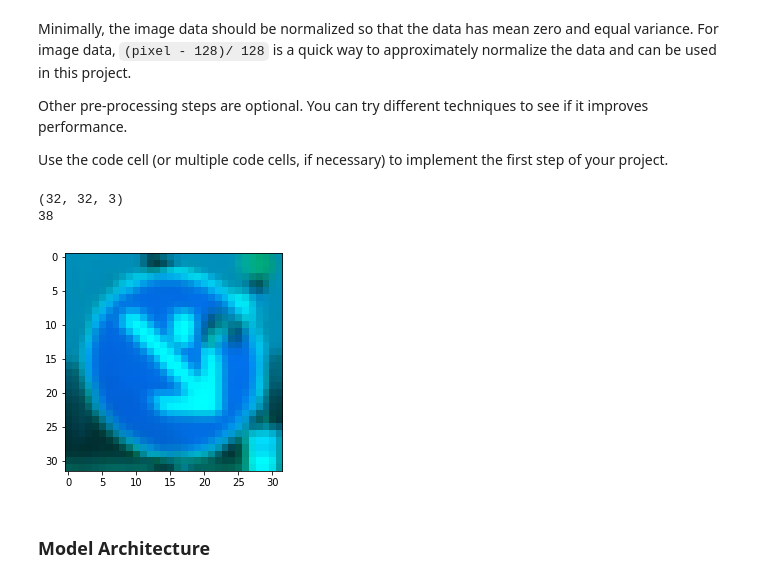
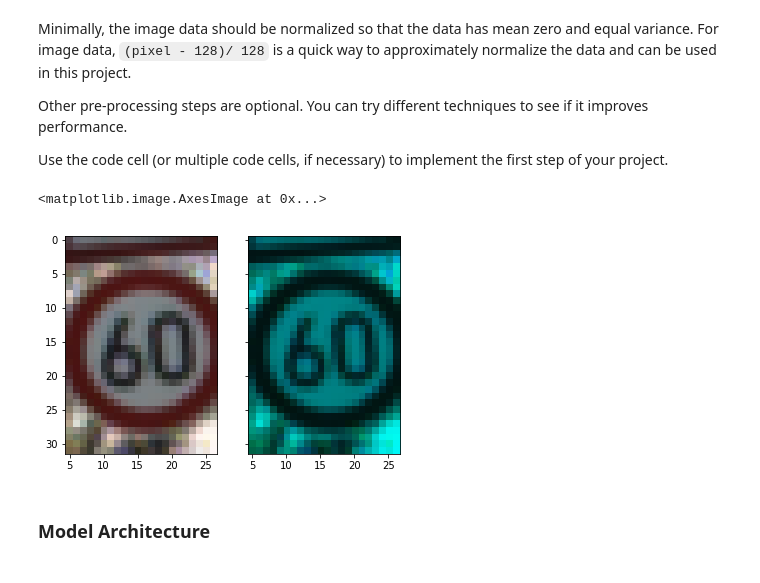
Before and after one commit to fadida/CarND-Traffic-Sign-Classifier-Project, a Jupyter notebook: Traffic_Sign_Classifier.ipynb, the cells around one changed output. Saved outputs shown, nothing was run; the diff lists cells and outputs as text; code cells hidden in the pictures.

```diff
--- a/Traffic_Sign_Classifier.ipynb
+++ b/Traffic_Sign_Classifier.ipynb
@@ -249,14 +264,3 @@ def process_set(data_set):
 X_train = process_set(X_train)
 X_valid = process_set(X_valid)
 X_test = process_set(X_test)
-# %%
-# Show random image from training set
-rand_idx = random.randrange(0, n_train)
-plt.figure()
-print(X_train[rand_idx].squeeze().shape)
-plt.imshow(X_train[rand_idx])
-print(y_train[rand_idx])
-# %% [output]
-(32, 32, 3)
-38
-[figure, removed]
@@ -263,3 +276,11 @@ print(y_train[rand_idx])
+# %%
+# Compare the random image before and after preprocessing
+figure, subplot = plt.subplots(1, 2, sharey=True)
+subplot[0].imshow(original)
+subplot[1].imshow(X_train[rand_idx])
+# %% [output]
+<matplotlib.image.AxesImage at 0x...>
+[figure, added]
 # %% [markdown]
 ### Model Architecture
 # %%
```
Also changed, not shown: parts of 8 cells of this notebook.
